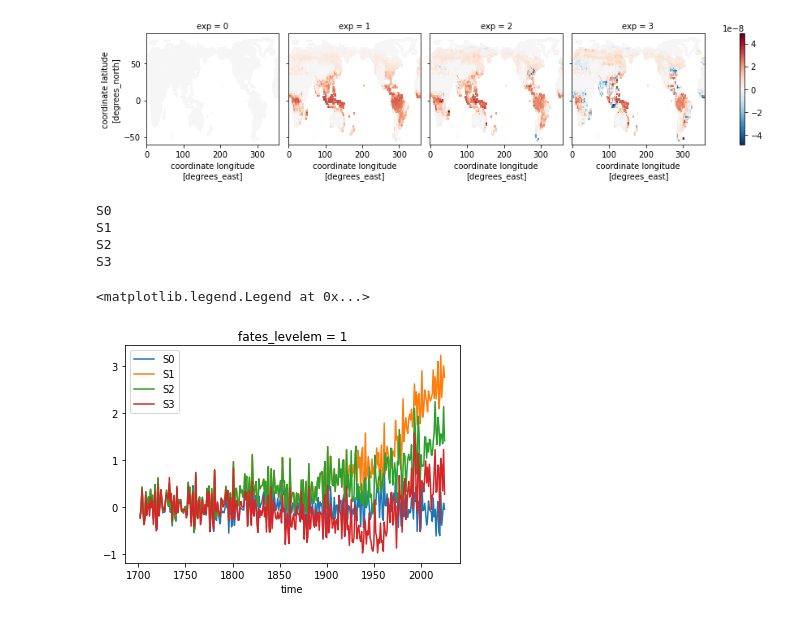
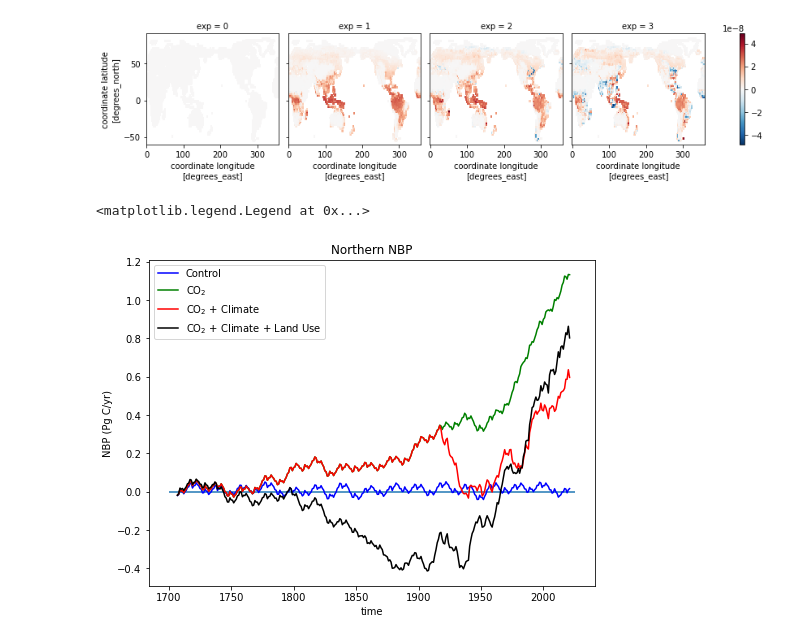
Before and after one commit to ckoven/trendy2025_scripts, a Jupyter notebook: make_trendy_postprocessed_datafiles.ipynb, the cells around one changed output. Saved outputs shown, nothing was run; the diff lists cells and outputs as text; code cells hidden in the pictures.

```diff
--- a/make_trendy_postprocessed_datafiles.ipynb
+++ b/make_trendy_postprocessed_datafiles.ipynb
@@ -372,25 +376,2 @@ varblock.writedata('fFire')
 # %% [output]
 [figure]
-# %%
-region_latbands = {"Global":[-90.,90.],"South":[-90.,-30.],"Tropics":[-30.,30.],"North":[30.,90.]}
-
-
-for scenario in cases_out:
-    print(scenario)
-    global_nbp = (monthly_to_annual(varblock['nbp'][scenario].sel(lat=slice(region_latbands["Global"][0],region_latbands["Global"][1]))) * varblock['area'][scenario].sel(lat=slice(region_latbands["Global"][0],region_latbands["Global"][1])) * varblock['landfrac'][scenario].sel(lat=slice(region_latbands["Global"][0],region_latbands["Global"][1]))).sum(dim=('lat','lon'))*86400*365 * 1e6 / 1e12
-    south_nbp = (monthly_to_annual(varblock['nbp'][scenario].sel(lat=slice(region_latbands["South"][0],region_latbands["South"][1]))) * varblock['area'][scenario].sel(lat=slice(region_latbands["South"][0],region_latbands["South"][1])) * varblock['landfrac'][scenario].sel(lat=slice(region_latbands["South"][0],region_latbands["South"][1]))).sum(dim=('lat','lon'))*86400*365 * 1e6 / 1e12
-    tropics_nbp = (monthly_to_annual(varblock['nbp'][scenario].sel(lat=slice(region_latbands["Tropics"][0],region_latbands["Tropics"][1]))) * varblock['area'][scenario].sel(lat=slice(region_latbands["Tropics"][0],region_latbands["Tropics"][1])) * varblock['landfrac'][scenario].sel(lat=slice(region_latbands["Tropics"][0],region_latbands["Tropics"][1]))).sum(dim=('lat','lon'))*86400*365 * 1e6 / 1e12
-    north_nbp = (monthly_to_annual(varblock['nbp'][scenario].sel(lat=slice(region_latbands["North"][0],region_latbands["North"][1]))) * varblock['area'][scenario].sel(lat=slice(region_latbands["North"][0],region_latbands["North"][1])) * varblock['landfrac'][scenario].sel(lat=slice(region_latbands["North"][0],region_latbands["North"][1]))).sum(dim=('lat','lon'))*86400*365 * 1e6 / 1e12
-    year = global_nbp.time.astype(int).rename('Year')
-    dataout = xr.merge([year.to_dataset(), global_nbp.rename('Global').to_dataset(), north_nbp.rename('North').to_dataset(), tropics_nbp.rename('Tropics').to_dataset(), south_nbp.rename('South').to_dataset()]).to_dataframe()
-    dataout = dataout.drop("fates_levelem", axis=1)
-    dataout.to_csv('ELM-FATES_'+region+'.csv', index=False)
-    global_nbp.plot(label=scenario)
-plt.legend()
-# %% [output]
-S0
-S1
-S2
-S3
-<matplotlib.legend.Legend at 0x...>
-[figure, removed]
@@ -396,0 +403,14 @@ S3
+# %%
+fig=plt.figure(figsize=(8,6))
+
+window=10
+global_nbps_da = xr.concat(global_nbps, dim="exps")
+
+global_nbps_da.isel(exps=0).rolling(time=window, center=True).mean().plot(label='Control', color='blue')
+global_nbps_da.isel(exps=1).rolling(time=window, center=True).mean().plot(label='CO$_2$', color='green')
+global_nbps_da.isel(exps=2).rolling(time=window, center=True).mean().plot(label='CO$_2$ + Climate', color='red')
+global_nbps_da.isel(exps=3).rolling(time=window, center=True).mean().plot(label='CO$_2$ + Climate + Land Use', color='black')
+plt.ylabel('NBP (Pg C/yr)')
+plt.title('Global NBP')
+plt.hlines(0,xmin=1700, xmax=2025)
+plt.legend()
@@ -396,0 +430,16 @@ S3
+# %%
+fig=plt.figure(figsize=(8,6))
+
+northern_nbps_da = xr.concat(northern_nbps, dim="exps")
+
+northern_nbps_da.isel(exps=0).rolling(time=window, center=True).mean().plot(label='Control', color='blue')
+northern_nbps_da.isel(exps=1).rolling(time=window, center=True).mean().plot(label='CO$_2$', color='green')
+northern_nbps_da.isel(exps=2).rolling(time=window, center=True).mean().plot(label='CO$_2$ + Climate', color='red')
+northern_nbps_da.isel(exps=3).rolling(time=window, center=True).mean().plot(label='CO$_2$ + Climate + Land Use', color='black')
+plt.ylabel('NBP (Pg C/yr)')
+plt.title('Northern NBP')
+plt.hlines(0,xmin=1700, xmax=2025)
+plt.legend()
+# %% [output]
+<matplotlib.legend.Legend at 0x...>
+[figure, added]
```
Also changed, not shown: parts of 7 cells of this notebook.
